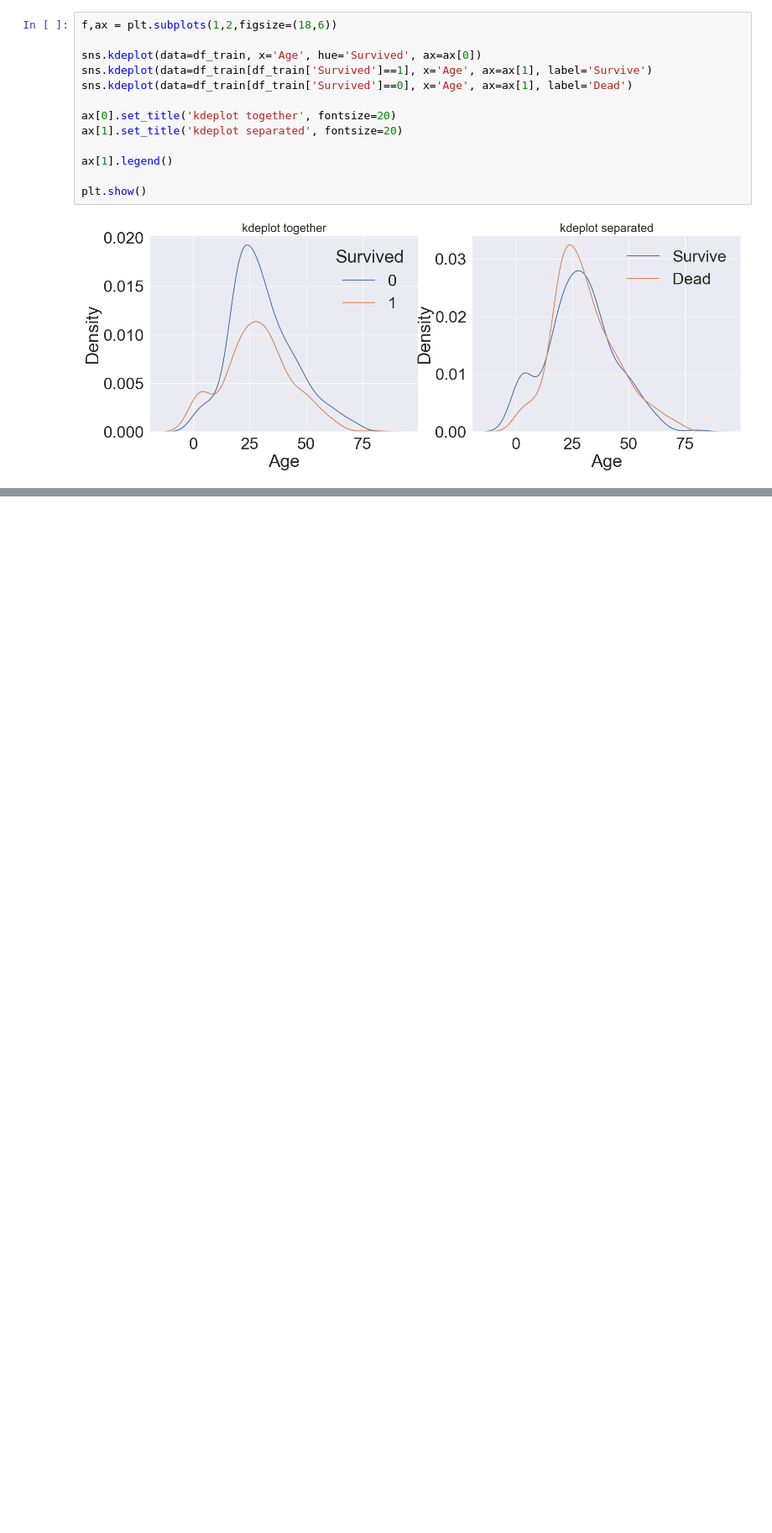
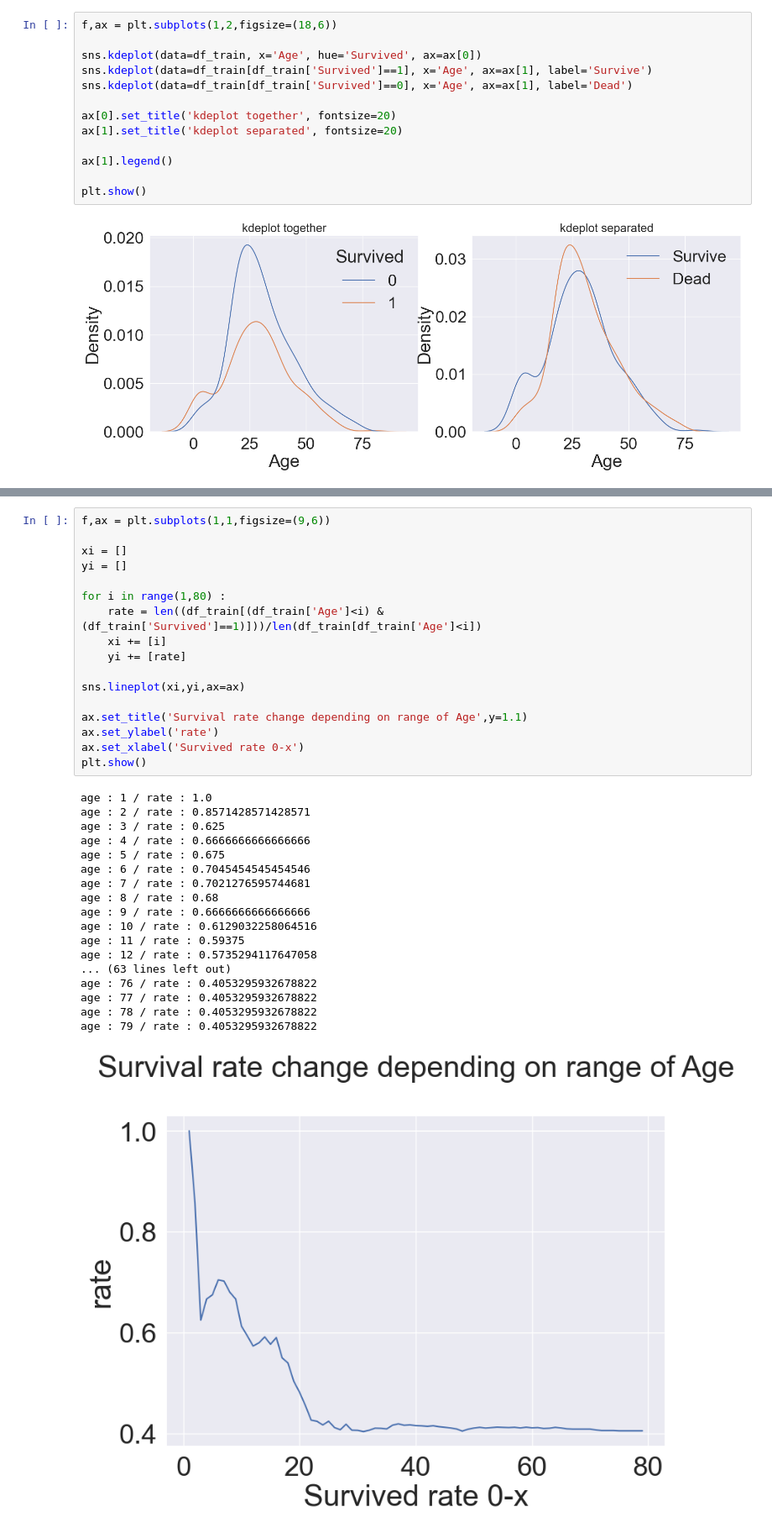
Before and after one commit to JW-Namsta/Kaggle_Study, a Jupyter notebook: Titanic/TItanic_copy_3.ipynb, the cells around one changed output, grey strips where cells are left out. Shown at 84% size. Cells and saved outputs as stored; diff of their text form; blank space fills up the shorter version.

```diff
--- a/Titanic/TItanic_copy_3.ipynb
+++ b/Titanic/TItanic_copy_3.ipynb
@@ -219,0 +238,36 @@ plt.show()
+# %%
+f,ax = plt.subplots(1,1,figsize=(9,6))
+
+xi = []
+yi = []
+
+for i in range(1,80) :
+    rate = len((df_train[(df_train['Age']<i) & (df_train['Survived']==1)]))/len(df_train[df_train['Age']<i])
+    xi += [i]
+    yi += [rate]
+
+sns.lineplot(xi,yi,ax=ax)
+
+ax.set_title('Survival rate change depending on range of Age',y=1.1)
+ax.set_ylabel('rate')
+ax.set_xlabel('Survived rate 0-x')
+plt.show()
+# %% [output]
+age : 1 / rate : 1.0
+age : 2 / rate : 0.8571428571428571
+age : 3 / rate : 0.625
+age : 4 / rate : 0.6666666666666666
+age : 5 / rate : 0.675
+age : 6 / rate : 0.7045454545454546
+age : 7 / rate : 0.7021276595744681
+age : 8 / rate : 0.68
+age : 9 / rate : 0.6666666666666666
+age : 10 / rate : 0.6129032258064516
+age : 11 / rate : 0.59375
+age : 12 / rate : 0.5735294117647058
+... (63 lines left out)
+age : 76 / rate : 0.4053295932678822
+age : 77 / rate : 0.4053295932678822
+age : 78 / rate : 0.4053295932678822
+age : 79 / rate : 0.4053295932678822
+[figure, added]
```
Also changed, not shown: parts of 5 cells of this notebook, 1 other file.
